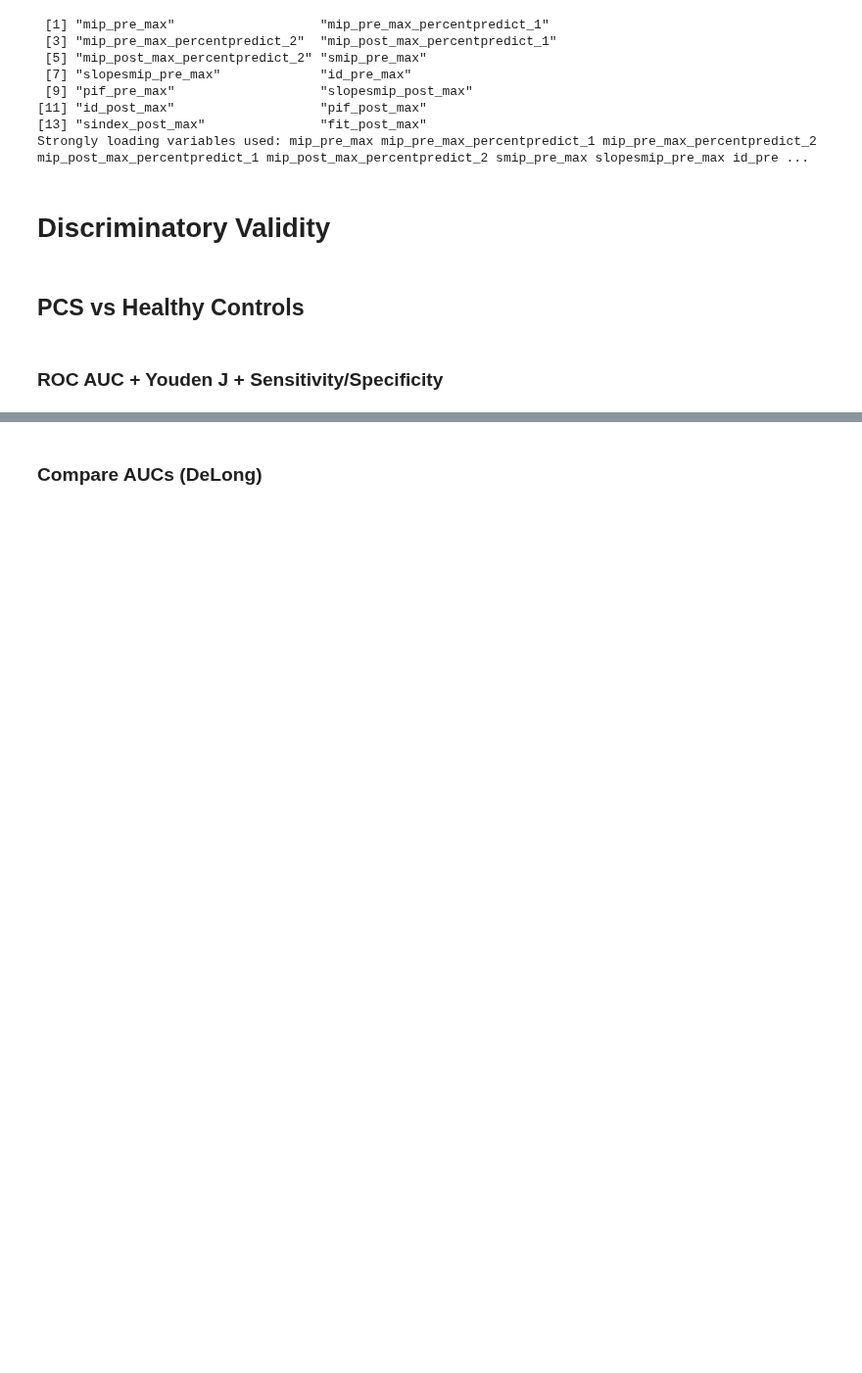
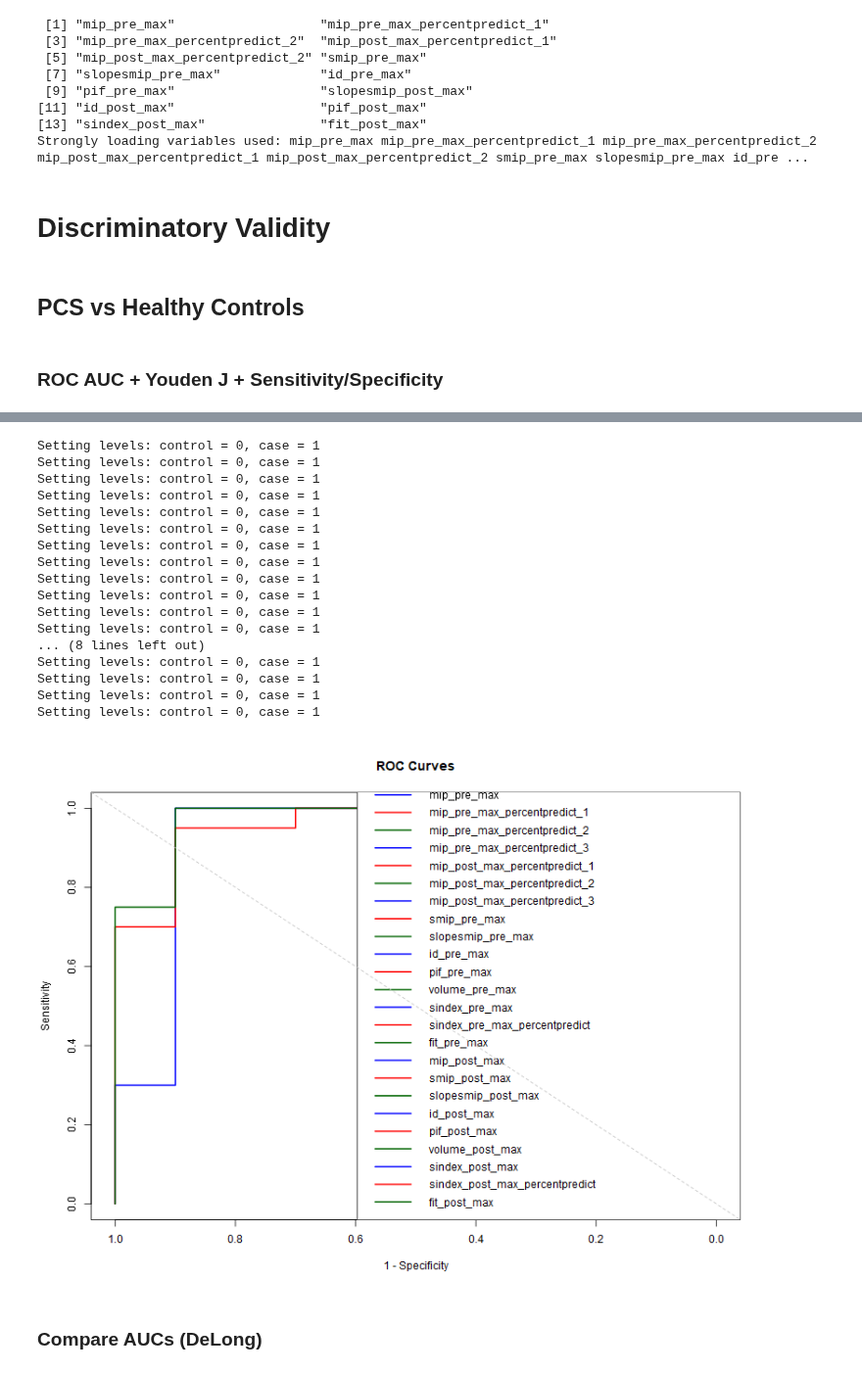
Before and after one commit to orthopedics20/longcovid, a Jupyter notebook: respiratory-indices.ipynb, the cells around one changed output, grey strips where cells are left out. Shown at 98% size. Saved outputs shown, nothing was run; the diff lists cells and outputs as text; code cells hidden in the pictures; blank space fills up the shorter version.

```diff
--- a/respiratory-indices.ipynb
+++ b/respiratory-indices.ipynb
@@ -319,3 +366,38 @@ Warning messages:
+# %%
+vars_to_plot <- vars
+colors <- c("blue", "red", "darkgreen")
+
+plot(NULL, xlim=c(1,0), ylim=c(0,1),
+     xlab="1 - Specificity", ylab="Sensitivity",
+     main="ROC Curves")
+
+for (i in seq_along(vars_to_plot)) {
+  v <- vars_to_plot[i]
+  r <- roc(df_cs$covid_group, df_cs[[v]], direction = ">")
+  plot(r, col = colors[i], lwd = 2, add = TRUE)
+}
+
+legend("bottomright", legend=vars_to_plot, col=colors, lwd=2)
+abline(a = 0, b = 1, lty = 2, col = "gray")
+# %% [output]
+Setting levels: control = 0, case = 1
+Setting levels: control = 0, case = 1
+Setting levels: control = 0, case = 1
+Setting levels: control = 0, case = 1
+Setting levels: control = 0, case = 1
+Setting levels: control = 0, case = 1
+Setting levels: control = 0, case = 1
+Setting levels: control = 0, case = 1
+Setting levels: control = 0, case = 1
+Setting levels: control = 0, case = 1
+Setting levels: control = 0, case = 1
+Setting levels: control = 0, case = 1
+... (8 lines left out)
+Setting levels: control = 0, case = 1
+Setting levels: control = 0, case = 1
+Setting levels: control = 0, case = 1
+Setting levels: control = 0, case = 1
+[figure, added]
 # %% [markdown]
 ### Compare AUCs (DeLong)
 # %%
```
Also changed, not shown: parts of 7 cells of this notebook, 27 other files.
